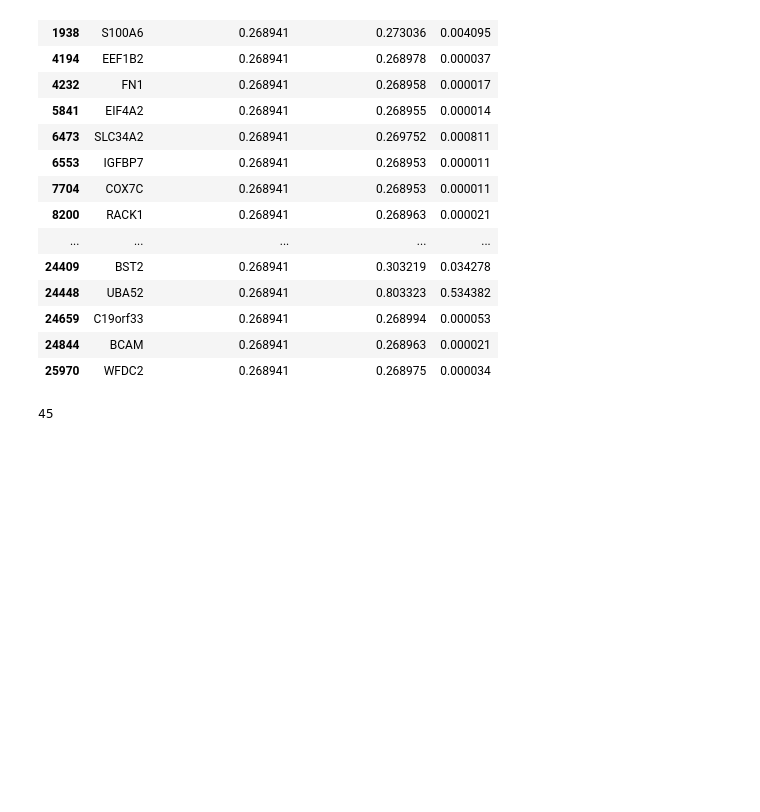
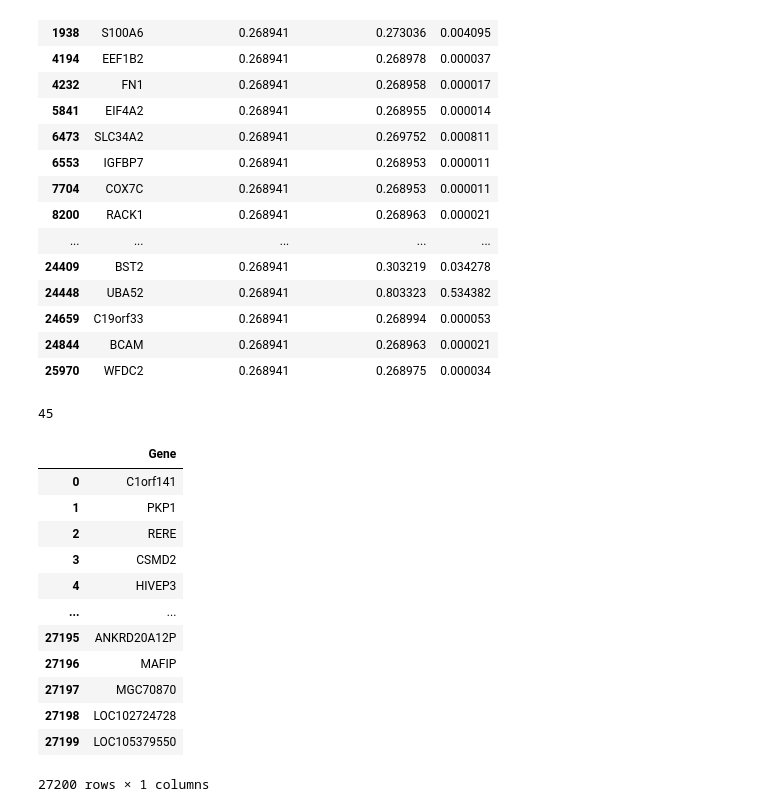
Before and after one commit to yaober/SPACER, a Jupyter notebook: result.ipynb, the cells around one changed output. Cells and saved outputs as stored; diff of their text form; code cells hidden in the pictures; blank space fills up the shorter version.

```diff
--- a/result.ipynb
+++ b/result.ipynb
@@ -302,0 +305,19 @@ adata = sc
+# %%
+df1 = pd.read_csv('data/human.csv')
+df2 = pd.read_csv('data/filter_gene.csv')
+# %%
+df1
+# %% [output]
+|  | Gene |
+| 0 | C1orf141 |
+| 1 | PKP1 |
+| 2 | RERE |
+| 3 | CSMD2 |
+| 4 | HIVEP3 |
+| ... | ... |
+| 27195 | ANKRD20A12P |
+| 27196 | MAFIP |
+| 27197 | MGC70870 |
+| 27198 | LOC102724728 |
+| 27199 | LOC105379550 |
+27200 rows × 1 columns
```
Also changed, not shown: parts of 5 cells of this notebook, 16 other files.
